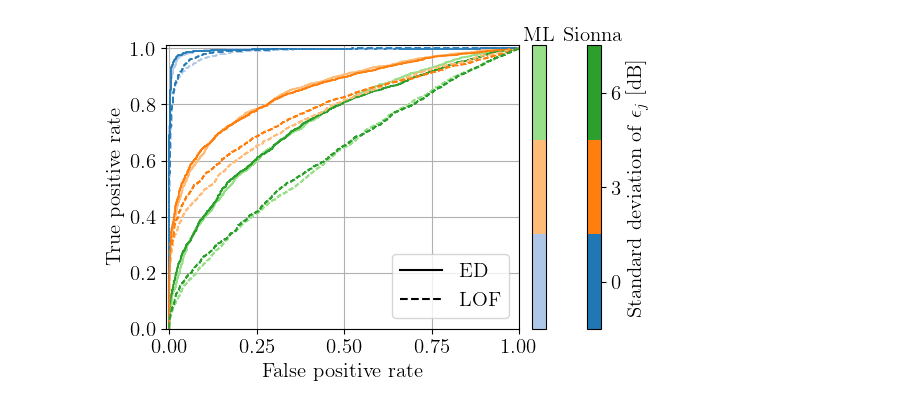
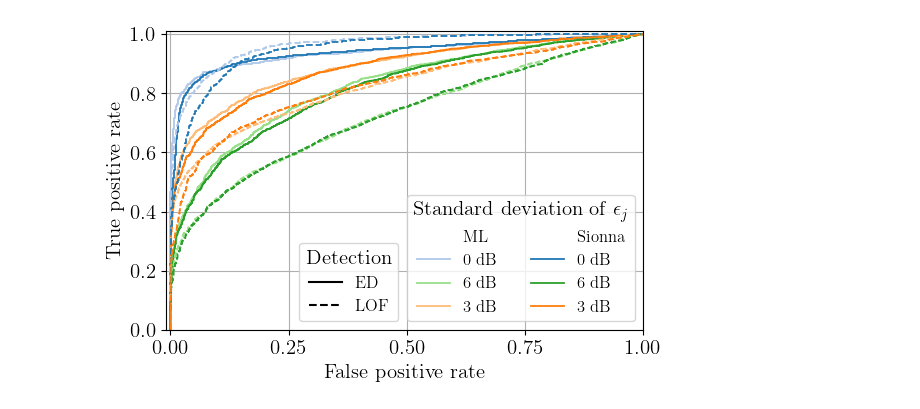
Before and after one commit to akdd11/advancing-spectrum-anomaly-detection, a Jupyter notebook: notebooks/roc_curves_sionna.ipynb, the cells around one changed output. Drawn from its saved outputs; the diff is of its cells as text; code cells hidden in the pictures.

Commit message:
visual update for ROC curves

```diff
--- a/notebooks/roc_curves_sionna.ipynb
+++ b/notebooks/roc_curves_sionna.ipynb
@@ -22,7 +19,7 @@ plt.rcParams['font.family'] = 'serif'
 plt.rcParams['text.usetex'] = True
 plt.rcParams['font.size'] = 12
 # %%
-su_height = 5.0 # height of the SUs in meters, results available for 1.5 and 5.0 meters
+su_height = 1.5 # height of the SUs in meters, results available for 1.5 and 5.0 meters
 methods = ['energy_detector', 'lof']   # energy_detector, lof
 
 noise_values_to_plot = [0, 3, 6]
@@ -68,11 +65,15 @@ for dt_type in ['ML', 'Sionna']:
     with open(os.path.join(results_dir, f'sionna_{dataset_idx_by_dt_type[idx_key]}_prob.pkl'), 'rb') as f_results:
         results[dt_type] = pkl.load(f_results)
 
+line_handles = []
 
 def plot_method(method):
 
     # Calculate and plot the ROC curve for each method
     for dt_type in ['ML', 'Sionna']:
+
+        if method == 'energy_detector':
+            line_handles.append(plt.plot([], [], color='white', label=dt_type)[0])
 
         for noise_std in results[dt_type][method]:
 
@@ -87,58 +88,56 @@ def plot_method(method):
                 c = cmap_si(noise_std/6)
             elif dt_type == 'ML':
                 c = cmap_ml(noise_std/6)
 
-            plt.plot(fpr, tpr, color=c, linestyle=linestyle_by_algorithm[method],
-                    #   marker=markers_by_dt_type[dt_type],
-                        markerfacecolor='none',
-                      linewidth=1.3, markersize=7,
-                    #   markevery = np.linspace(0, len(fpr)-1, 6).astype(int)
-                      )
+
+            if method == 'energy_detector':
+                label = f'{noise_std} dB'
+            else:
+                label = None
+
+
+            line_handles.append(
+                plt.plot(
+                    fpr,
+                    tpr,
+                    color=c,
+                    linestyle=linestyle_by_algorithm[method],
+                    markerfacecolor='none',
+                    linewidth=1.3, markersize=7,
+                    label=label
+                )[0]
+            )
+
 
 
 for method in methods:
     plot_method(method)
 
+color_legend = plt.gca().legend(handles=line_handles, ncols=2, fontsize=12, title='Standard deviation of $\epsilon_j$')
+
 # Add legend entries for the type of algorithm
-# plt.plot([], [], color='black', marker=markers_by_dt_type['Sionna'], linestyle='None', label='Sionna')
-# plt.plot([], [], color='#A1A1A1', marker=markers_by_dt_type['ML'], linestyle='None', label='ML')
-plt.plot([], [], color='black', linestyle=linestyle_by_algorithm['energy_detector'], label='ED')
-plt.plot([], [], color='black', linestyle=linestyle_by_algorithm['lof'], label='LOF')
+ed_line, = plt.plot([], [], color='black', linestyle=linestyle_by_algorithm['energy_detector'], label='ED')
+lof_line, = plt.plot([], [], color='black', linestyle=linestyle_by_algorithm['lof'], label='LOF')
 
 # Plot the 50-50 line
 # plt.plot([0, 1], [0, 1], color='black', linestyle=':', label='No skill')
 
 plt.xlabel('False positive rate')
 plt.ylabel('True positive rate')
 plt.xlim([-0.01, 1])
 plt.xticks([0.0, 0.25, 0.5, 0.75, 1.0])
 plt.ylim([0, 1.01])
 plt.grid()
 
-if plot_colorbar:
-    noise_std_min = noise_values_to_plot[0]
-    noise_std_max = noise_values_to_plot[-1]
-    cbar_si = plt.colorbar(plt.cm.ScalarMappable(cmap=cmap_si,
-                                                norm=plt.Normalize(vmin=noise_std_min, vmax=noise_std_max)), ax=plt.gca(), pad=-0.02)
-    cbar_si.set_label(label='Standard deviation of $\epsilon_j$ [dB]', fontsize=font_size)
-    cbar_si.ax.text(0.5, 6.2, 'Sionna', rotation=0, ha='center', va='center')
-    cbar_si.ax.set_yticks(np.arange(1, 6, 2), labels=[0, 3, 6])
 
-    cbar_ml = plt.colorbar(plt.cm.ScalarMappable(cmap=cmap_ml,
-                                                norm=plt.Normalize(vmin=noise_std_min, vmax=noise_std_max)), ax=plt.gca(), pad=0.03)
-    cbar_ml.ax.set_yticks([])
-    cbar_ml.ax.text(0.5, 6.2, 'ML', rotation=0, ha='center', va='center')
-
-
-
-plt.legend(loc='lower right')
-# plt.gca().set_aspect('equal', 'box')
+plt.legend(handles=[ed_line, lof_line], loc=[0.28, 0.03], fontsize=12, title='Detection')
+plt.gca().add_artist(color_legend)
 plt.tight_layout()
 
 
 fig_path = os.path.join(module_path, 'figures', f'roc_joint_rx{su_height_str}m.png')
 plt.savefig(fig_path, dpi=300, bbox_inches='tight')
 
 plt.rcParams['font.size'] = old_font_size
 # %% [output]
-[figure, old version]
+[figure, new version]
```
Also changed, not shown: parts of 1 cell of this notebook, 2 other files.
